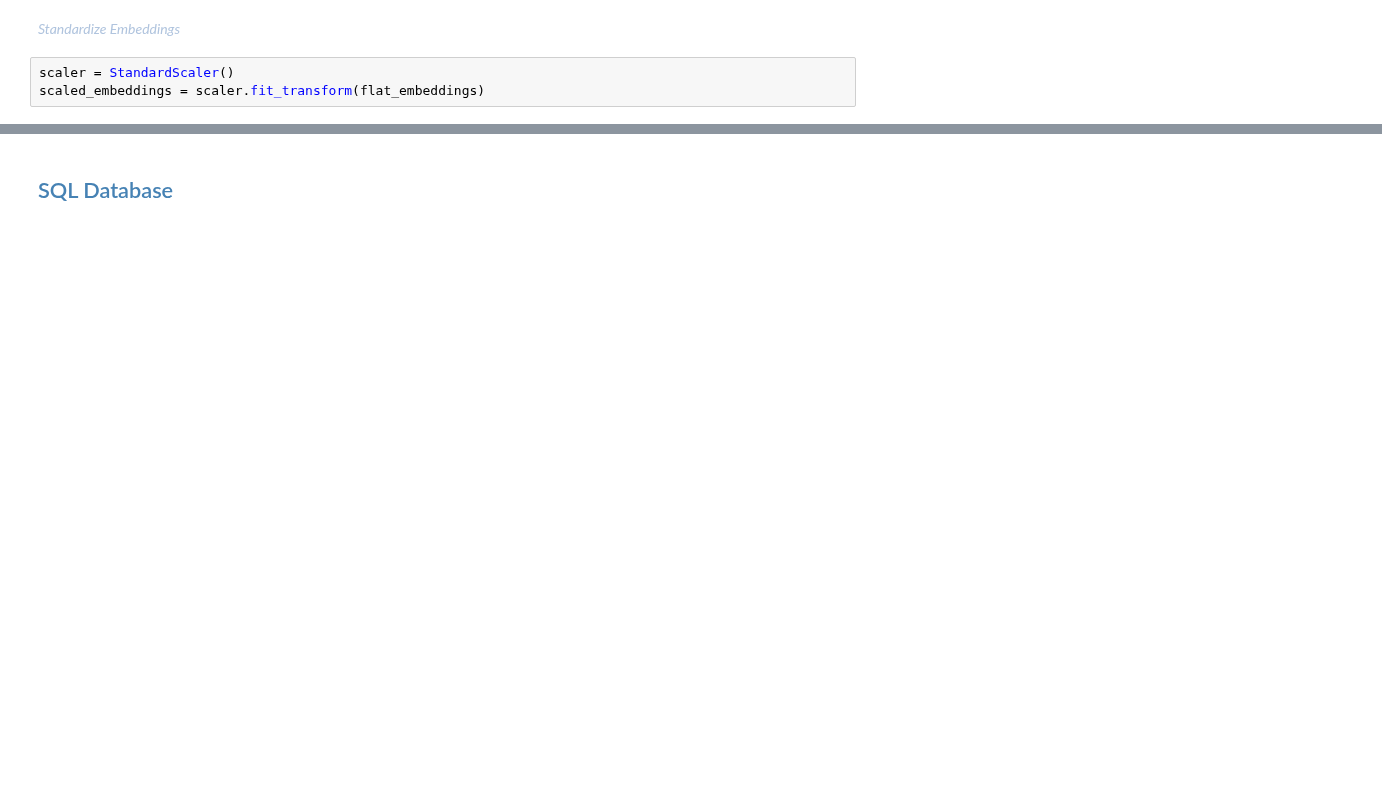
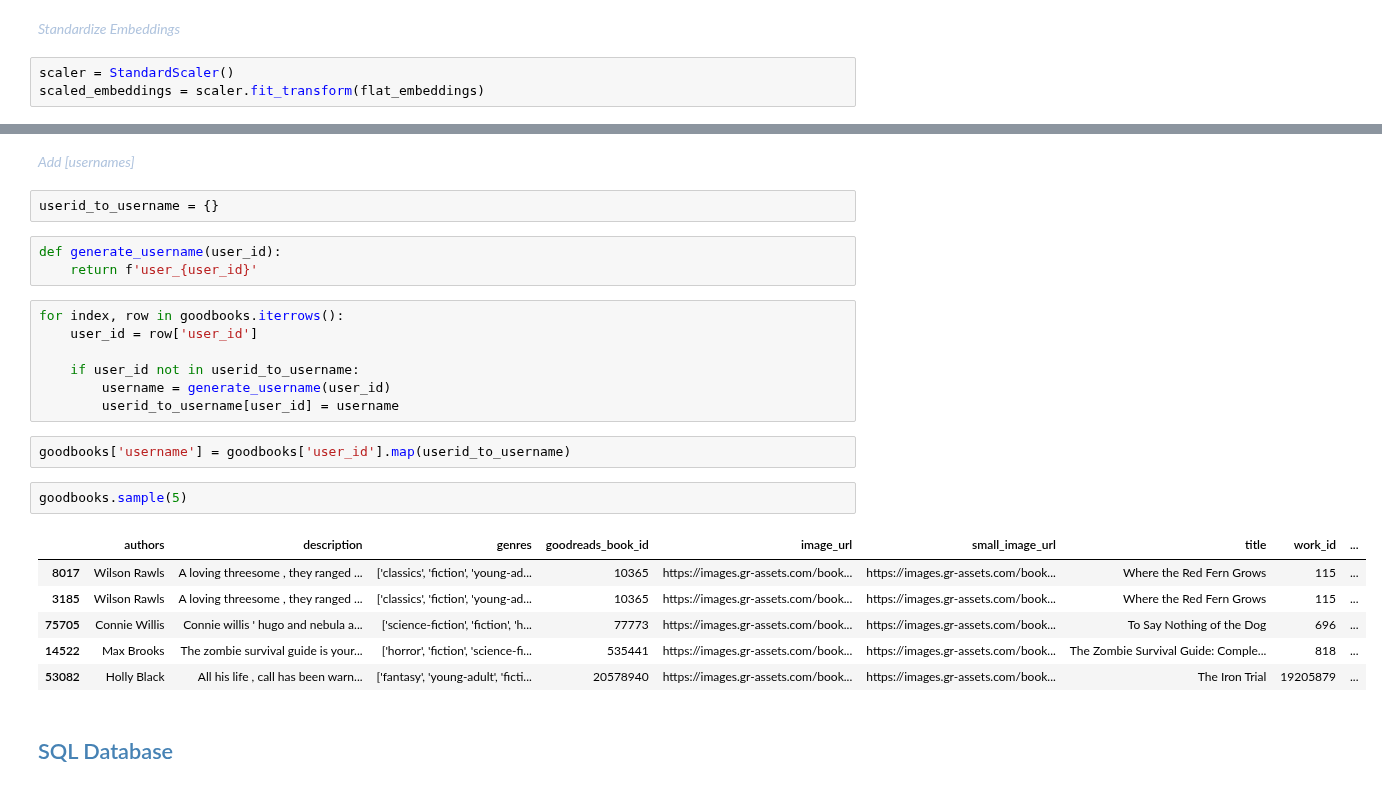
Before and after one commit to xalakbar/xalakbar_Capstone, a Jupyter notebook: bookscout_rs.ipynb, the cells around one changed output, grey strips where cells are left out. Cells and saved outputs as stored; diff of their text form; blank space fills up the shorter version.

```diff
--- a/bookscout_rs.ipynb
+++ b/bookscout_rs.ipynb
@@ -685,3 +714,28 @@ goodbooks['image_url'].value_counts().sum()
+# %% [markdown]
+<em><span style="color:lightsteelblue">Add [usernames]</span></em>
+# %%
+userid_to_username = {}
+# %%
+def generate_username(user_id):
+    return f'user_{user_id}'
+# %%
+for index, row in goodbooks.iterrows():
+    user_id = row['user_id']
+
+    if user_id not in userid_to_username:
+        username = generate_username(user_id)
+        userid_to_username[user_id] = username
+# %%
+goodbooks['username'] = goodbooks['user_id'].map(userid_to_username)
+# %%
+goodbooks.sample(5)
+# %% [output]
+|  | authors | description | genres | goodreads_book_id | image_url | small_image_url | title | work_id | ... |
+| 8017 | Wilson Rawls | A loving threesome , they ranged ... | ['classics', 'fiction', 'young-ad... | 10365 | https://images.gr-assets.com/book... | https://images.gr-assets.com/book... | Where the Red Fern Grows | 115 | ... |
+| 3185 | Wilson Rawls | A loving threesome , they ranged ... | ['classics', 'fiction', 'young-ad... | 10365 | https://images.gr-assets.com/book... | https://images.gr-assets.com/book... | Where the Red Fern Grows | 115 | ... |
+| 75705 | Connie Willis | Connie willis ' hugo and nebula a... | ['science-fiction', 'fiction', 'h... | 77773 | https://images.gr-assets.com/book... | https://images.gr-assets.com/book... | To Say Nothing of the Dog | 696 | ... |
+| 14522 | Max Brooks | The zombie survival guide is your... | ['horror', 'fiction', 'science-fi... | 535441 | https://images.gr-assets.com/book... | https://images.gr-assets.com/book... | The Zombie Survival Guide: Comple... | 818 | ... |
+| 53082 | Holly Black | All his life , call has been warn... | ['fantasy', 'young-adult', 'ficti... | 20578940 | https://images.gr-assets.com/book... | https://images.gr-assets.com/book... | The Iron Trial | 19205879 | ... |
 # %% [markdown]
 ## <span style="color:steelblue"> SQL Database</span>
 # %%
```
Also changed, not shown: parts of 81 cells of this notebook, 2 other files.
